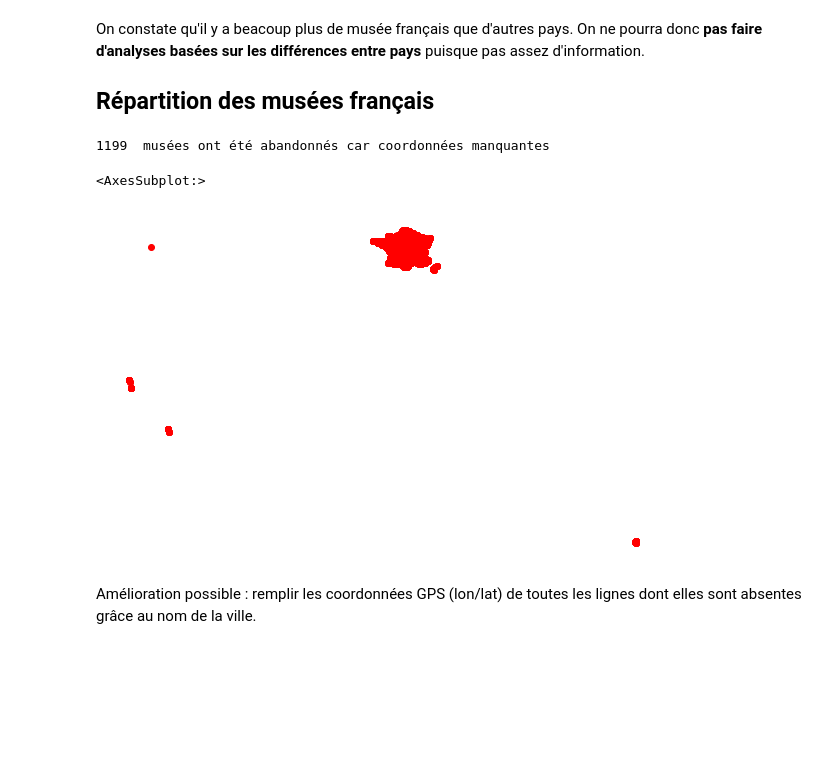
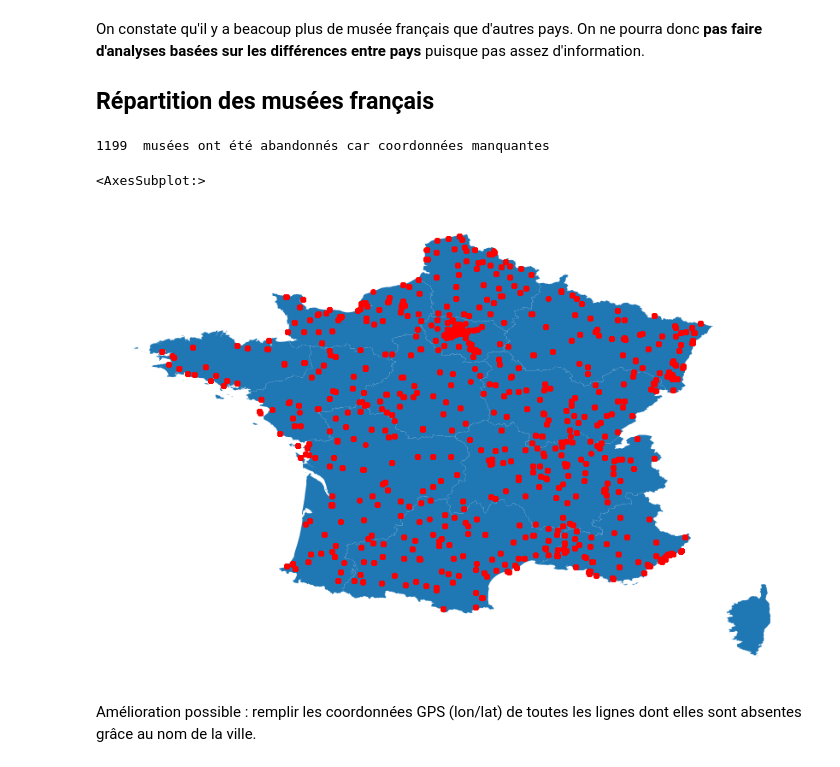
Before and after one commit to M-axel/Data-Engineering-Analysis-Science, a Jupyter notebook: Frequentation Musée Français/frequentation-musee-2013-2018.ipynb, the cells around one changed output. Cells and saved outputs as stored; diff of their text form; code cells hidden in the pictures; blank space fills up the shorter version.

```diff
--- a/Frequentation Musée Français/frequentation-musee-2013-2018.ipynb
+++ b/Frequentation Musée Français/frequentation-musee-2013-2018.ipynb
@@ -269,49 +302,52 @@ france_shape = gpd.read_file("../input/france-shape/regions-20180101.shp")
 
 # On garde uniquement la France métropolitaine
 france_shape = france_shape.drop([0,2,7,11,13])
-france = france_shape.plot(figsize=(10,10))
+france = france_shape.plot(figsize=(15,10))
 france.axis('off')
 
-# On drop les muséés aux coordonnées manquantes
+# Filtrage du dataset pour garder uniquement les musées français METROPOLITAINS
+musee_fr = df.loc[df['country_code'] == 'fr']
+
+# On drop les musées aux coordonnées manquantes
 print(musee_fr['lat'].isnull().sum(), " musées ont été abandonnés car coordonnées manquantes")
 musee_fr = musee_fr.dropna(subset=['lat', 'lon'])
 
-# Filtrage du dataset pour garder uniquement les musées français METROPOLITAINS
-musee_fr = df.loc[df['country_code'] == 'fr']
 # Étant donné qu'il nous manque quelque code postaux, pour retirer les DOM-TOM, on va se baser sur les coordonées GPS.
 # On retiendra uniquement les coordonnées comprisent dans le périmètre
 # de la France métropolitaine, ou plus grossièrement d'un carré autour de la France.
-lon = [42.25,51.1] # 42.25 => Sud de Perpignan, 51.1 => Nord de Dunkerque
-lat = [-5.0,8.5] # -5 => Ouest de la Bretagne, 8.5 => Est de l'Alsace-Lorraine
-
+# De façon plus élégante, on aurait pu utiliser le spatial join gpd.sjoin(musee_fr, france)
+lat = [42.25, 51.1] # 42.25 => Sud de Perpignan, 51.1 => Nord de Dunkerque
+lon = [-5.0, 8.5] # -5 => Ouest de la Bretagne, 8.5 => Est de l'Alsace-Lorraine
+musee_fr = musee_fr.loc[(musee_fr.lon > lon[0]) & (musee_fr.lon < lon[1])]
+musee_fr = musee_fr.loc[(musee_fr.lat > lat[0]) & (musee_fr.lat < lat[1])]
 
 ########################## Diminuer le nombre de point à afficher, inutile  dans notre cas #################################
 # A ce stade, si charge de travaille est trop importante, il faut encore réduire le nombre de ligne
 # Pour ça, on peut grouper par nom de musée, par code postal, par ville..
 # On pourrait se baser sur les deux premiers chiffres du code postal afin de grouper par département,
 # mais je vais préferer regrouper les musées proches (en regardant la latitude/longitude).
 # Il serait trop couteux de calculer la distance euclidienne entre tous les points pour regrouper les musées les plus proches
 
 # La distance entre chaque degré de latitude, ou longitude, est de 110km
 # on va donc arrondir toutes nos coordonnées au dixième inferieur de degré pour regrouper les musées dans un rayons de 11km
 
 ## musee_fr['lat'] = musee_fr['lat'].round(1)
 ## musee_fr['lon'] = musee_fr['lon'].round(1)
 
 ## print("Nombre de ligne avant le groupage : ", musee_fr.shape[0])
-#musee_fr = musee_fr.groupby(['lat','lon'])
+## musee_fr = musee_fr.groupby(['lat','lon'])
 ## print("Nombre de ligne après le groupage : ", len(musee_fr))
 ###########################################################################################################################
 
 # On transforme le dataset pandas en geopandas
 gdf = gpd.GeoDataFrame(
     musee_fr, geometry=gpd.points_from_xy(musee_fr.lon, musee_fr.lat))
 
 # On peut dessiner les points
 gdf.plot(color='red', ax=france)
 # %% [output]
 1199  musées ont été abandonnés car coordonnées manquantes
 <AxesSubplot:>
-[figure, old version]
+[figure, new version]
 # %% [markdown]
 Amélioration possible : remplir les coordonnées GPS (lon/lat) de toutes les lignes dont elles sont absentes grâce au nom de la ville.
```
Also changed, not shown: parts of 20 cells of this notebook.
